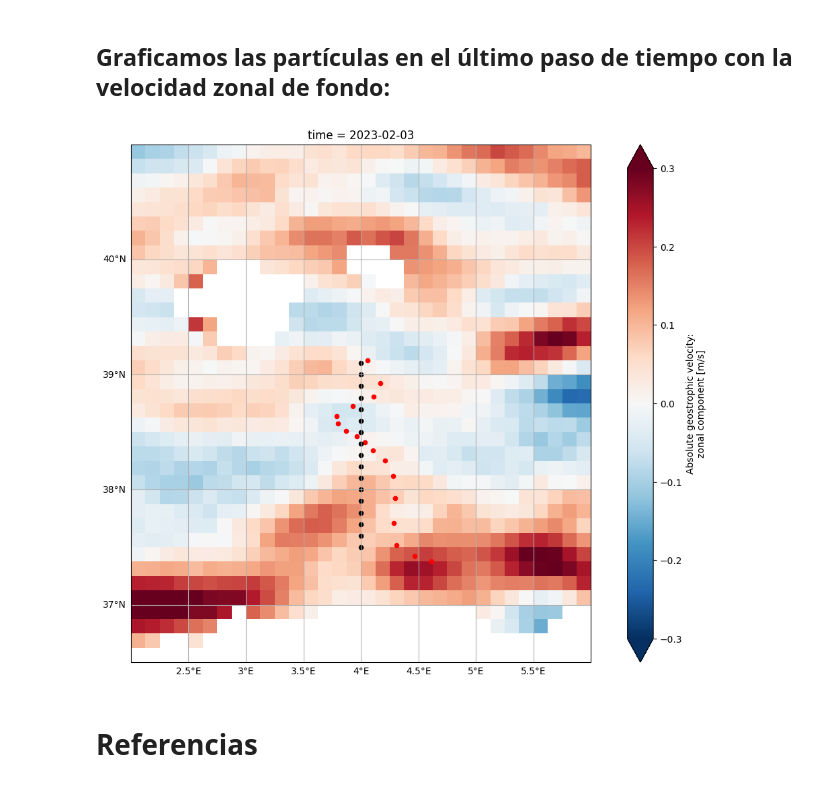
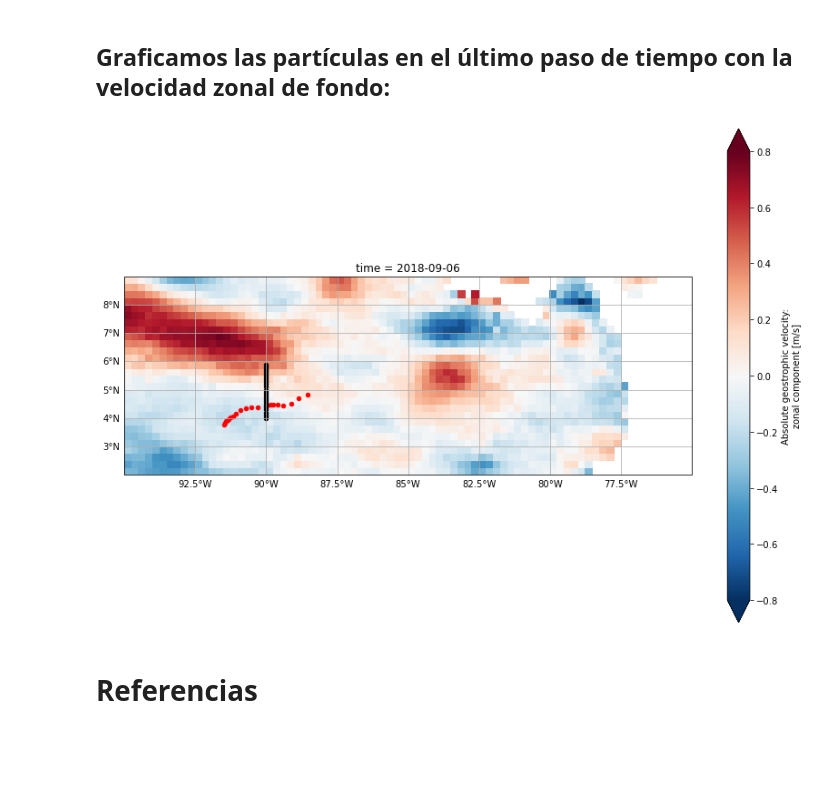
Before and after one commit to Intercoonecta/tutoriales, a Jupyter notebook: miercoles/simulaciones_trayectorias-plasticos/simulaciones_trayectorias-plasticos.ipynb, the cells around one changed output. Cells and saved outputs as stored; diff of their text form; code cells hidden in the pictures; blank space fills up the shorter version.

```diff
--- a/miercoles/simulaciones_trayectorias-plasticos/simulaciones_trayectorias-plasticos.ipynb
+++ b/miercoles/simulaciones_trayectorias-plasticos/simulaciones_trayectorias-plasticos.ipynb
@@ -59,7 +68,7 @@ ls: /Users/Gomez023/Downloads/cmems_mod_glo_phy-cur_anfc_0.083deg_P1D-m_17316787
 # %% [markdown]
 ## Primero cargamos un fichero de ejemplo::
 # %%
-ds_m = xr.open_dataset(filedir + "cmems_mod_glo_phy-cur_anfc_0.083deg_P1D-m_1731678780714.nc")
+ds_m = xr.open_dataset(filedir + "dt_global_allsat_phy_l4_20180906_20210726.nc")
 # %%
 ds_m
 # %% [output]
@@ -188,7 +208,7 @@ INFO:parcels.tools.loggers:Output files are stored in lag_simu_pset_A_test01.zar
 # %% [markdown]
 # Echemos un vistazo a las trayectorias generadas:
 # %%
-ds = xr.open_dataset(output_filename)
+ds = xr.open_dataset("lag_simu_pset_A_test01.nc")
 # %%
 ds
 # %% [output]
@@ -230,19 +249,19 @@ gl.yformatter = LATITUDE_FORMATTER
 # %%
 plt.figure(figsize=(14,10))
 
 ax1 = plt.subplot(111, projection=ccrs.PlateCarree())
-ds_m.ugos[0,:,:].plot(vmin=-.3, vmax=.3, cmap='RdBu_r')
+ds_m.ugos[0,:,:].plot(vmin=-.8, vmax=.8, cmap='RdBu_r')
 ax1.scatter(ds['lon'][:,-1], ds['lat'][:,-1], c='r', s=20, transform=ccrs.PlateCarree(), label='End')
 ax1.scatter(ds['lon'][:,0], ds['lat'][:,0], c='k', s=20, transform=ccrs.PlateCarree(), label='Start')
-ax1.set_xlim([2, 6])
-ax1.set_ylim([36.5, 41])
+ax1.set_xlim([-95, lon_max])
+ax1.set_ylim([lat_min, 9])
 gl = ax1.gridlines(crs=ccrs.PlateCarree(), draw_labels=True)
 gl.top_labels = False
 gl.right_labels = False
 gl.xformatter = LONGITUDE_FORMATTER
 gl.yformatter = LATITUDE_FORMATTER
 # %% [output]
-[figure, old version]
+[figure, new version]
 # %% [markdown]
 # Referencias
 # %% [markdown]
```
Also changed, not shown: parts of 16 cells of this notebook.
